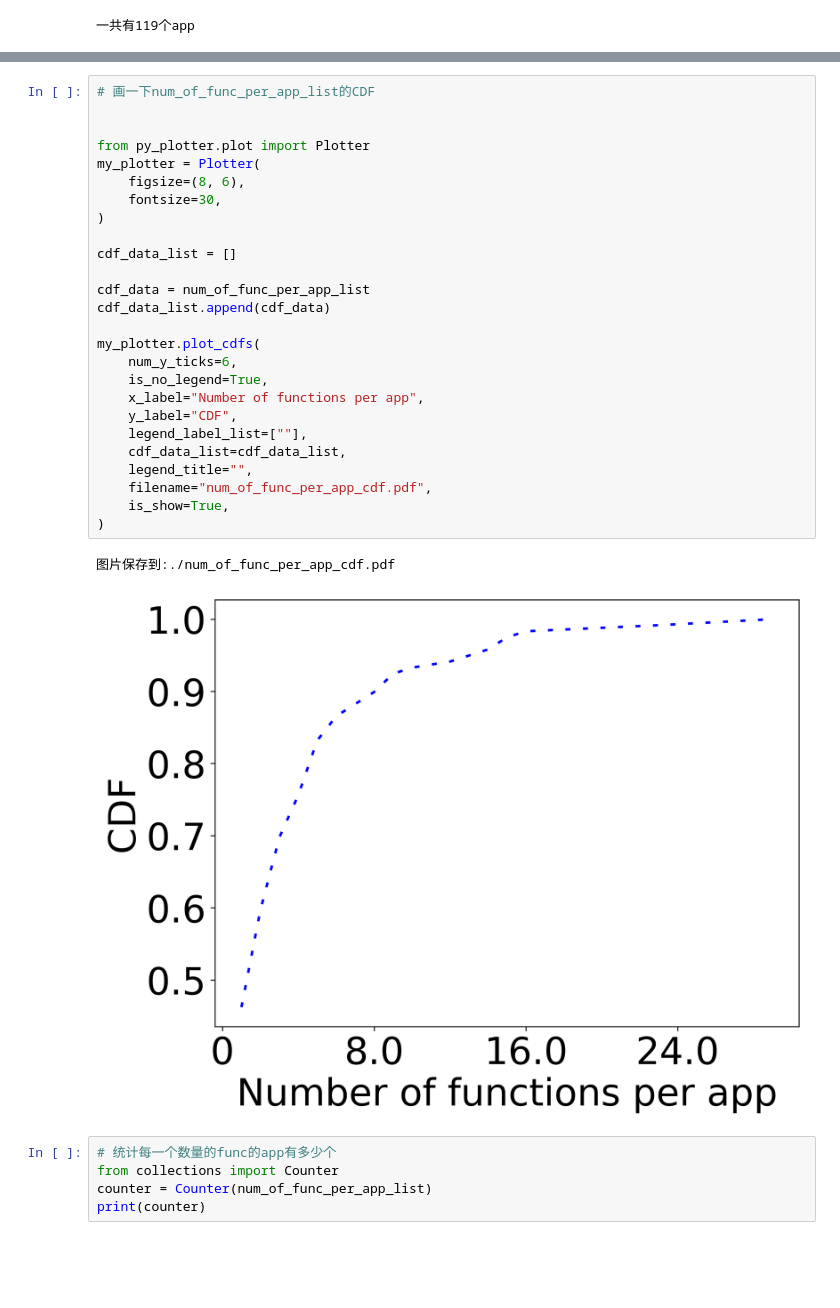
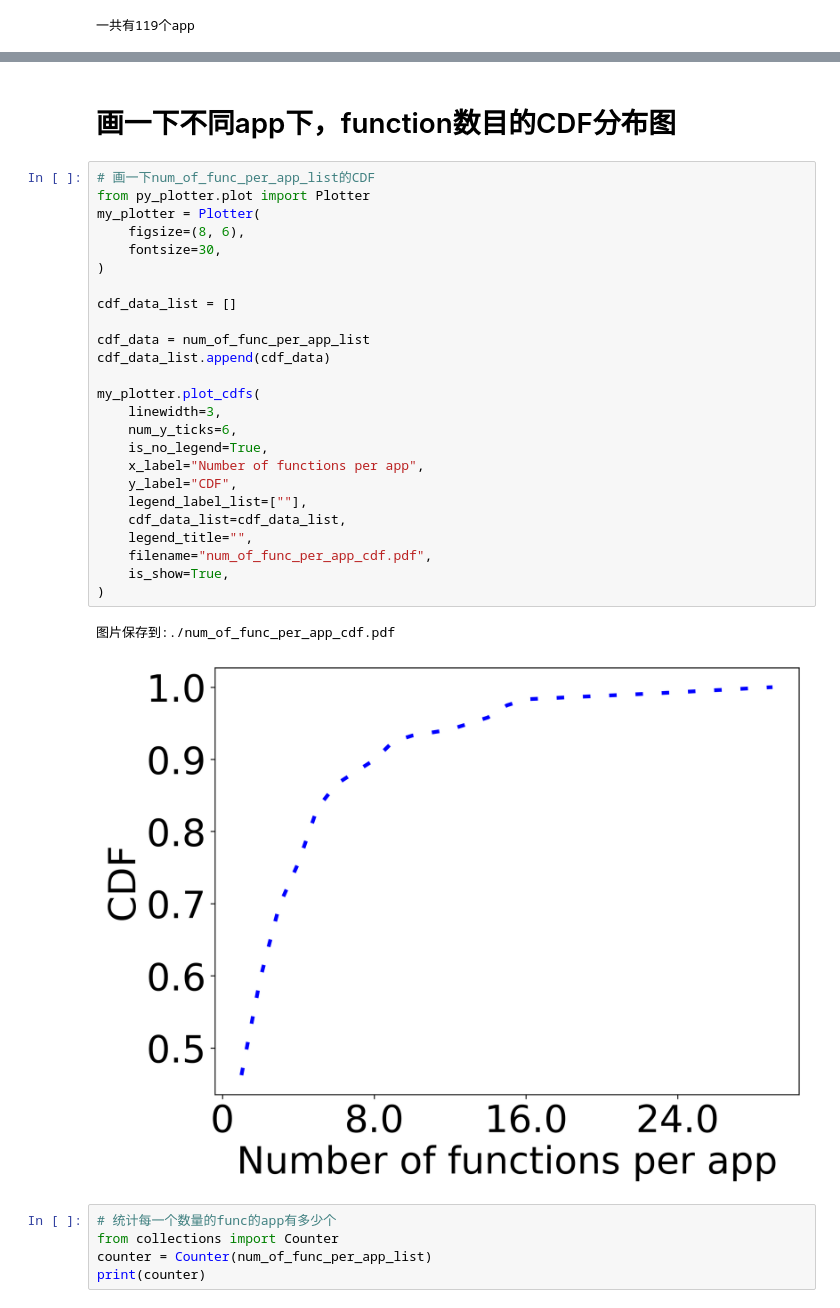
Before and after one commit to wenzhaojie/smart-pred, a Jupyter notebook: analysis/azure_trace_2021.ipynb, the cells around one changed output, grey strips where cells are left out. Drawn from its saved outputs; the diff is of its cells as text; blank space fills up the shorter version.

```diff
--- a/analysis/azure_trace_2021.ipynb
+++ b/analysis/azure_trace_2021.ipynb
@@ -53,35 +55,36 @@ app efa202d17ba66651433d0a55699bcd9ee5fea3a50ad09c66ed9e33bf1dd49c51 有1个func
 app 85effaac4d59e8d2b8cce94be2794ccae809b5ee04701003a3475bcef198a7c9 有7个func
 app a4a3c0390fad6c1ab8f2dc77113af81781edc24961772adb9fe5219bd8b3f2af 有6个func
 app 51dbc1cbb708f14d997d60d9853f2dfcbfb5c542db327809635d554e2f15cba5 有1个func
+# %% [markdown]
+# 画一下不同app下，function数目的CDF分布图
 # %%
 # 画一下num_of_func_per_app_list的CDF
-
-
 from py_plotter.plot import Plotter
 my_plotter = Plotter(
     figsize=(8, 6),
     fontsize=30,
 )
 
 cdf_data_list = []
 
 cdf_data = num_of_func_per_app_list
 cdf_data_list.append(cdf_data)
 
 my_plotter.plot_cdfs(
+    linewidth=3,
     num_y_ticks=6,
     is_no_legend=True,
     x_label="Number of functions per app",
     y_label="CDF",
     legend_label_list=[""],
     cdf_data_list=cdf_data_list,
     legend_title="",
     filename="num_of_func_per_app_cdf.pdf",
     is_show=True,
 )
 # %% [output]
 图片保存到:./num_of_func_per_app_cdf.pdf
-[figure, old version]
+[figure, new version]
 # %%
 # 统计每一个数量的func的app有多少个
 from collections import Counter
```
Also changed, not shown: parts of 5 cells of this notebook, 3 other files.
